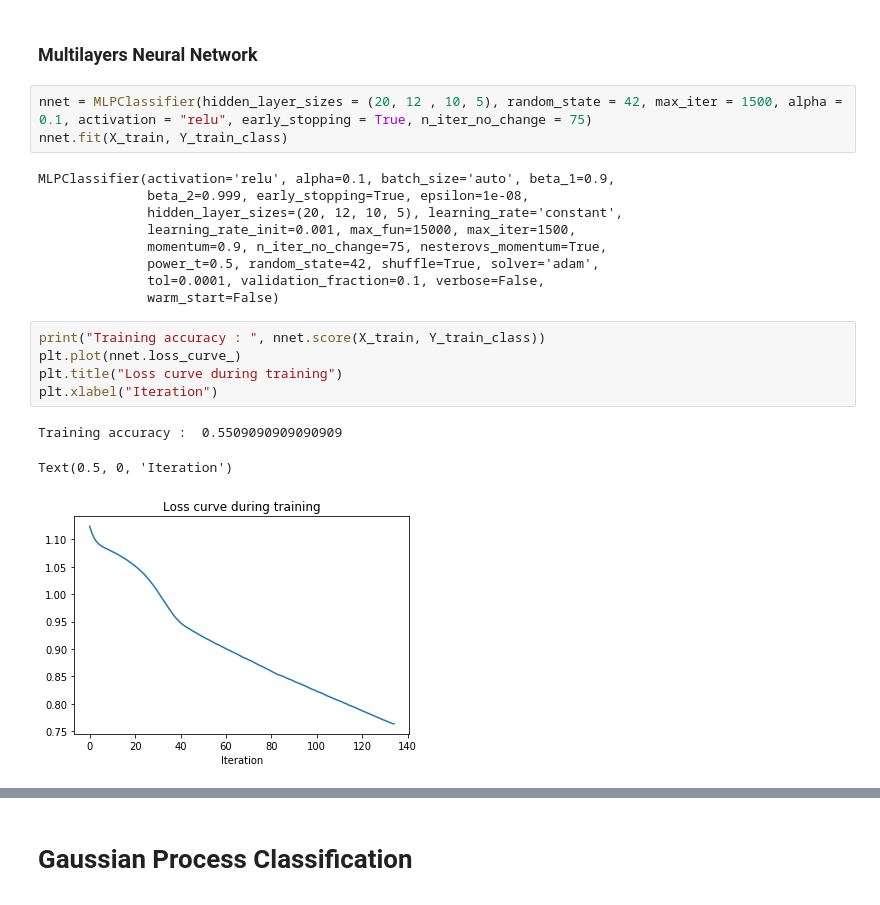
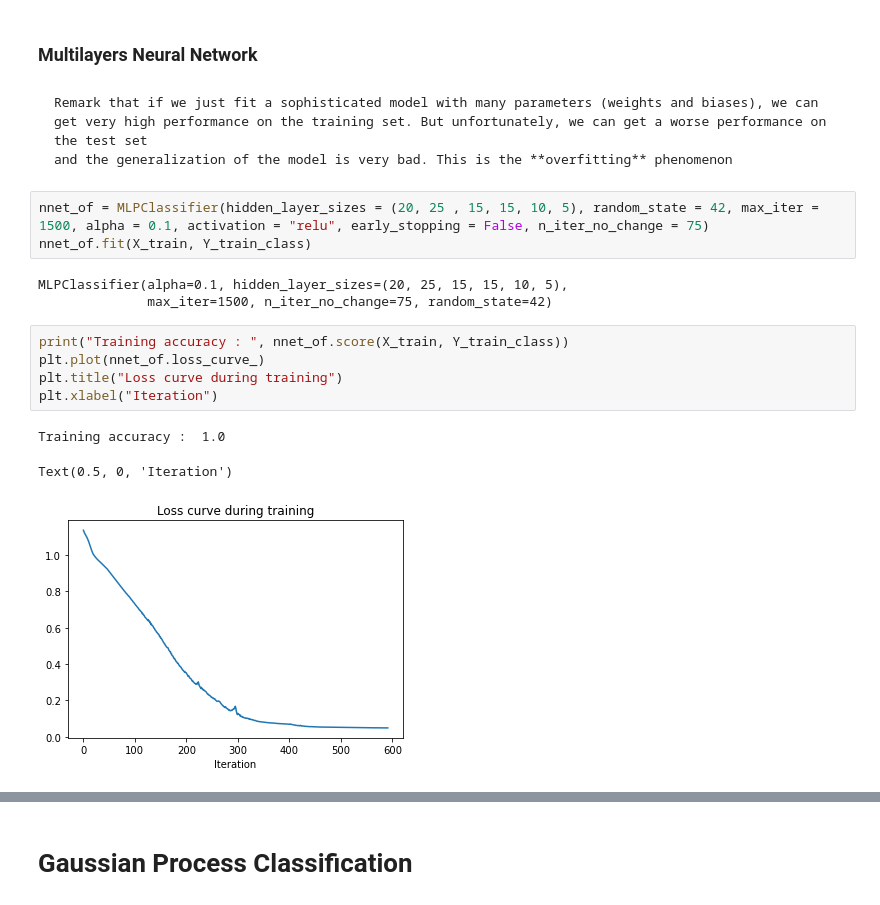
Before and after one commit to NguyenHai7120/4A-MachineLearning-Project, a Jupyter notebook: Classification_python.ipynb, the cells around one changed output, grey strips where cells are left out. Drawn from its saved outputs; the diff is of its cells as text.

```diff
--- a/Classification_python.ipynb
+++ b/Classification_python.ipynb
@@ -579,24 +469,21 @@ Text(0.5, 0, 'Iteration')
 We can see that the loss function is almost reached the minimum but the prediction accuracy is still arounded $50$ percents. It means that this model does not fit well the data. We will try with more sophisticated models in the next sections
 # %% [markdown]
 ### Multilayers Neural Network
+# %% [markdown]
+    Remark that if we just fit a sophisticated model with many parameters (weights and biases), we can get very high performance on the training set. But unfortunately, we can get a worse performance on the test set
+    and the generalization of the model is very bad. This is the **overfitting** phenomenon
 # %%
-nnet = MLPClassifier(hidden_layer_sizes = (20, 12 , 10, 5), random_state = 42, max_iter = 1500, alpha = 0.1, activation = "relu", early_stopping = True, n_iter_no_change = 75)
-nnet.fit(X_train, Y_train_class)
+nnet_of = MLPClassifier(hidden_layer_sizes = (20, 25 , 15, 15, 10, 5), random_state = 42, max_iter = 1500, alpha = 0.1, activation = "relu", early_stopping = False, n_iter_no_change = 75)
+nnet_of.fit(X_train, Y_train_class)
 # %% [output]
-MLPClassifier(activation='relu', alpha=0.1, batch_size='auto', beta_1=0.9,
-              beta_2=0.999, early_stopping=True, epsilon=1e-08,
-              hidden_layer_sizes=(20, 12, 10, 5), learning_rate='constant',
-              learning_rate_init=0.001, max_fun=15000, max_iter=1500,
-              momentum=0.9, n_iter_no_change=75, nesterovs_momentum=True,
-              power_t=0.5, random_state=42, shuffle=True, solver='adam',
-              tol=0.0001, validation_fraction=0.1, verbose=False,
-              warm_start=False)
+MLPClassifier(alpha=0.1, hidden_layer_sizes=(20, 25, 15, 15, 10, 5),
+              max_iter=1500, n_iter_no_change=75, random_state=42)
 # %%
-print("Training accuracy : ", nnet.score(X_train, Y_train_class))
-plt.plot(nnet.loss_curve_)
+print("Training accuracy : ", nnet_of.score(X_train, Y_train_class))
+plt.plot(nnet_of.loss_curve_)
 plt.title("Loss curve during training")
 plt.xlabel("Iteration")
 # %% [output]
-Training accuracy :  0.5509090909090909
+Training accuracy :  1.0
 Text(0.5, 0, 'Iteration')
-[figure, old version]
+[figure, new version]
```
Also changed, not shown: parts of 43 cells of this notebook.
